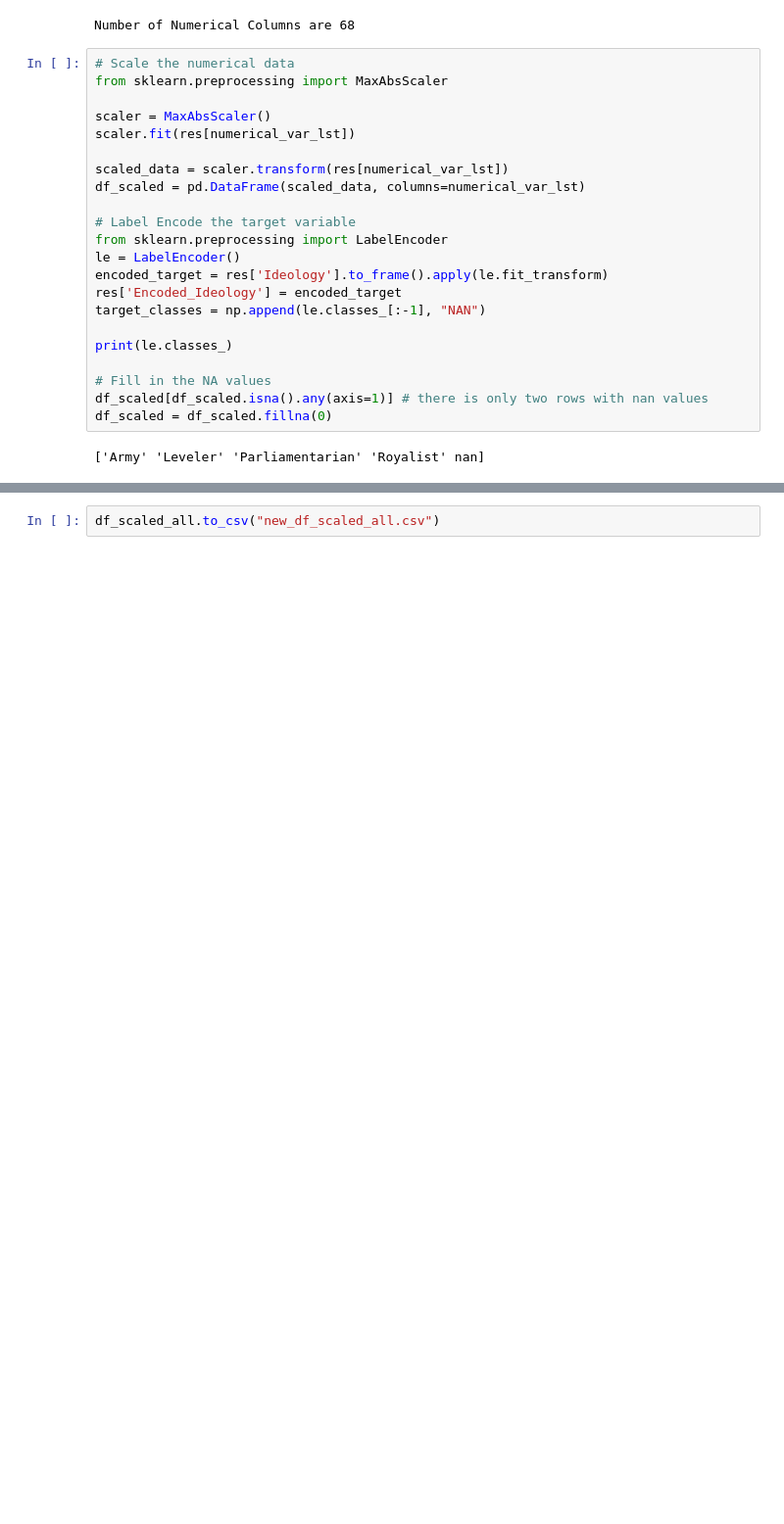
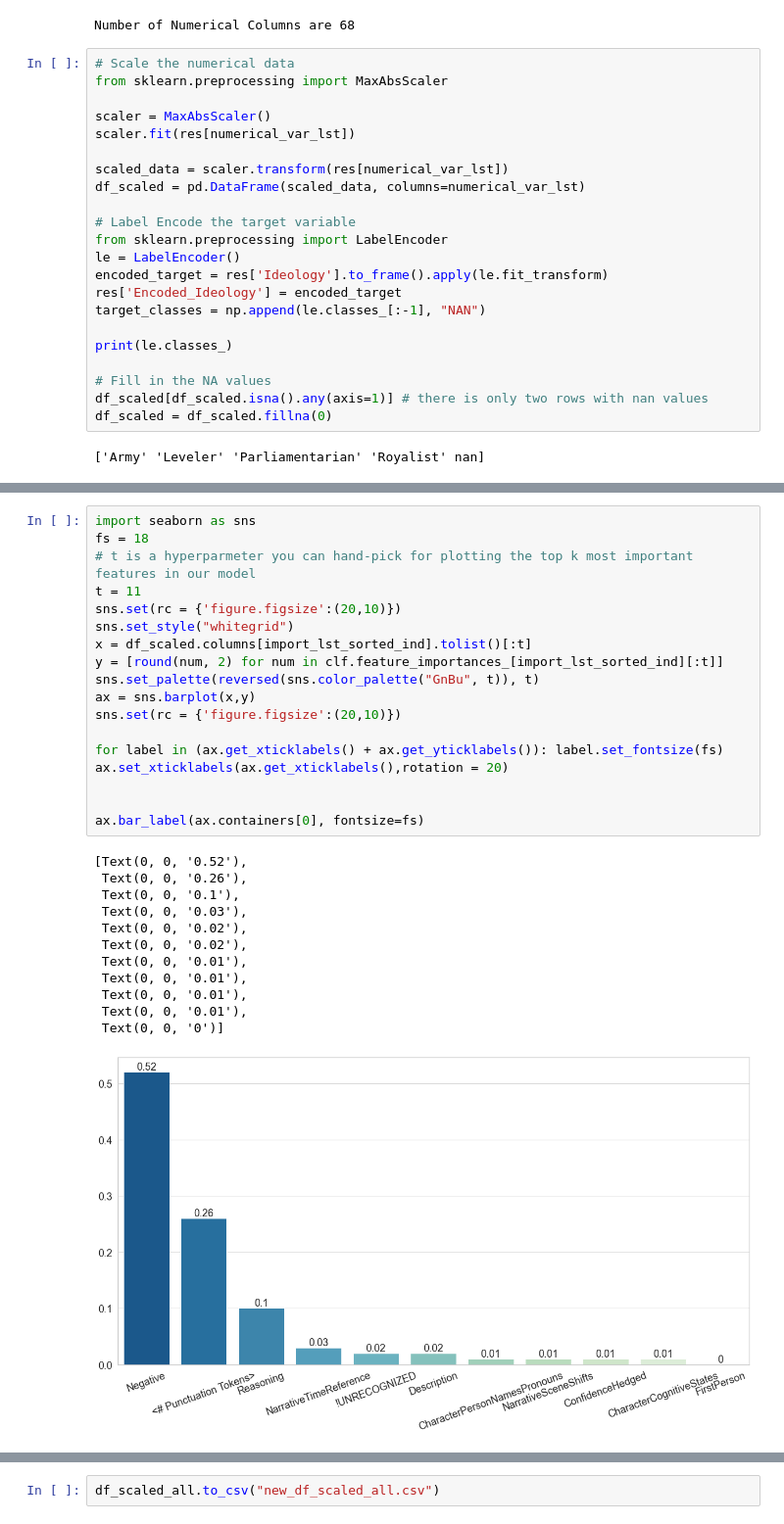
Before and after one commit to QiyunC/36490-Research-Project, a Jupyter notebook: Feature_Selection_36490.ipynb, the cells around one changed output, grey strips where cells are left out. Shown at 98% size. Cells and saved outputs as stored; diff of their text form; blank space fills up the shorter version.

```diff
--- a/Feature_Selection_36490.ipynb
+++ b/Feature_Selection_36490.ipynb
@@ -148,0 +179,31 @@ for col in info_cols:
+# %%
+import seaborn as sns
+fs = 18
+# t is a hyperparmeter you can hand-pick for plotting the top k most important features in our model
+t = 11
+sns.set(rc = {'figure.figsize':(20,10)})
+sns.set_style("whitegrid")
+x = df_scaled.columns[import_lst_sorted_ind].tolist()[:t]
+y = [round(num, 2) for num in clf.feature_importances_[import_lst_sorted_ind][:t]]
+sns.set_palette(reversed(sns.color_palette("GnBu", t)), t)
+ax = sns.barplot(x,y)
+sns.set(rc = {'figure.figsize':(20,10)})
+
+for label in (ax.get_xticklabels() + ax.get_yticklabels()): label.set_fontsize(fs)
+ax.set_xticklabels(ax.get_xticklabels(),rotation = 20)
+
+
+ax.bar_label(ax.containers[0], fontsize=fs)
+# %% [output]
+[Text(0, 0, '0.52'),
+ Text(0, 0, '0.26'),
+ Text(0, 0, '0.1'),
+ Text(0, 0, '0.03'),
+ Text(0, 0, '0.02'),
+ Text(0, 0, '0.02'),
+ Text(0, 0, '0.01'),
+ Text(0, 0, '0.01'),
+ Text(0, 0, '0.01'),
+ Text(0, 0, '0.01'),
+ Text(0, 0, '0')]
+[figure, added]
```
Also changed, not shown: parts of 11 cells of this notebook.
